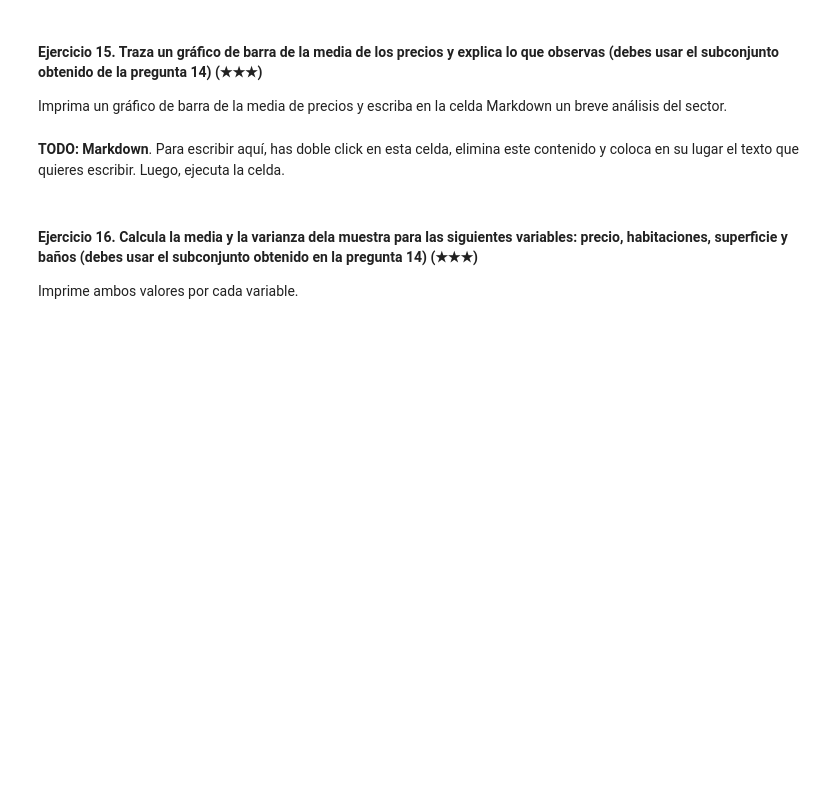
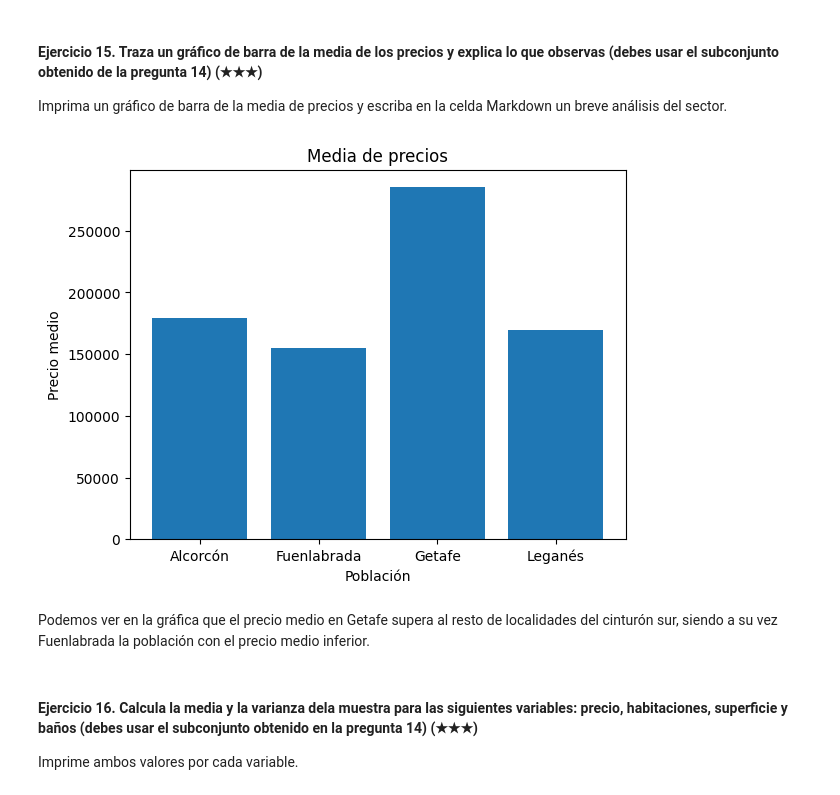
Before and after one commit to Xingha0/realestate-datacleanup-exercise, a Jupyter notebook: project.es.ipynb, the cells around one changed output. Cells and saved outputs as stored; diff of their text form; code cells hidden in the pictures; blank space fills up the shorter version.

```diff
--- a/project.es.ipynb
+++ b/project.es.ipynb
@@ -135,4 +288,7 @@ Imprima la población y el número de casas.
 
 Pista: Filtra el Dataframe original usando la columna `level5` y la función `isin`
 # %%
-# TODO
+
+cintsur_pop = ["Fuenlabrada", "Leganés", "Getafe", "Alcorcón"]
+cintsur = ds[ds['level5'].isin(cintsur_pop)]
+cintsur
@@ -141,9 +311,17 @@ Pista: Filtra el Dataframe original usando la columna `level5` y la función `is
 
 Imprima un gráfico de barra de la media de precios y escriba en la celda Markdown un breve análisis del sector.
 # %%
-# TODO: Code
+cintsur_med =cintsur.groupby('level5')['price'].median()
+
+plt.bar(cintsur_med.index, cintsur_med)
+plt.title("Media de precios")
+plt.xlabel("Población")
+plt.ylabel("Precio medio")
+plt.show()
+# %% [output]
+[figure, added]
 # %% [markdown]
-**TODO: Markdown**. Para escribir aquí, has doble click en esta celda, elimina este contenido y coloca en su lugar el texto que quieres escribir. Luego, ejecuta la celda.
+Podemos ver en la gráfica que el precio medio en Getafe supera al resto de localidades del cinturón sur, siendo a su vez Fuenlabrada la población con el precio medio inferior.
 # %% [markdown]
 #### Ejercicio 16. Calcula la media y la varianza dela muestra para las siguientes variables: precio, habitaciones, superficie y baños (debes usar el subconjunto obtenido en la pregunta 14) (★★★)
 
```
Also changed, not shown: parts of 19 cells of this notebook.
